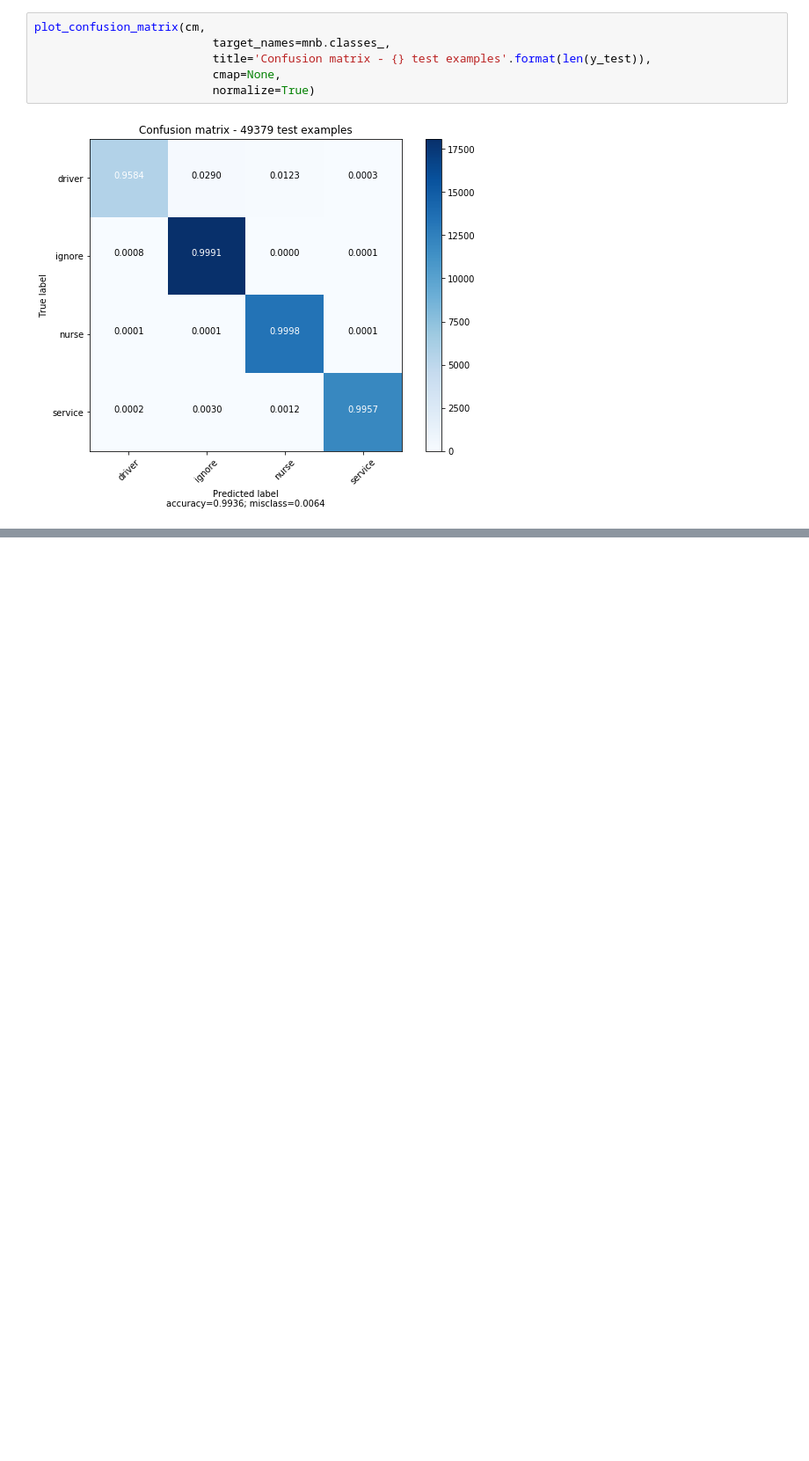
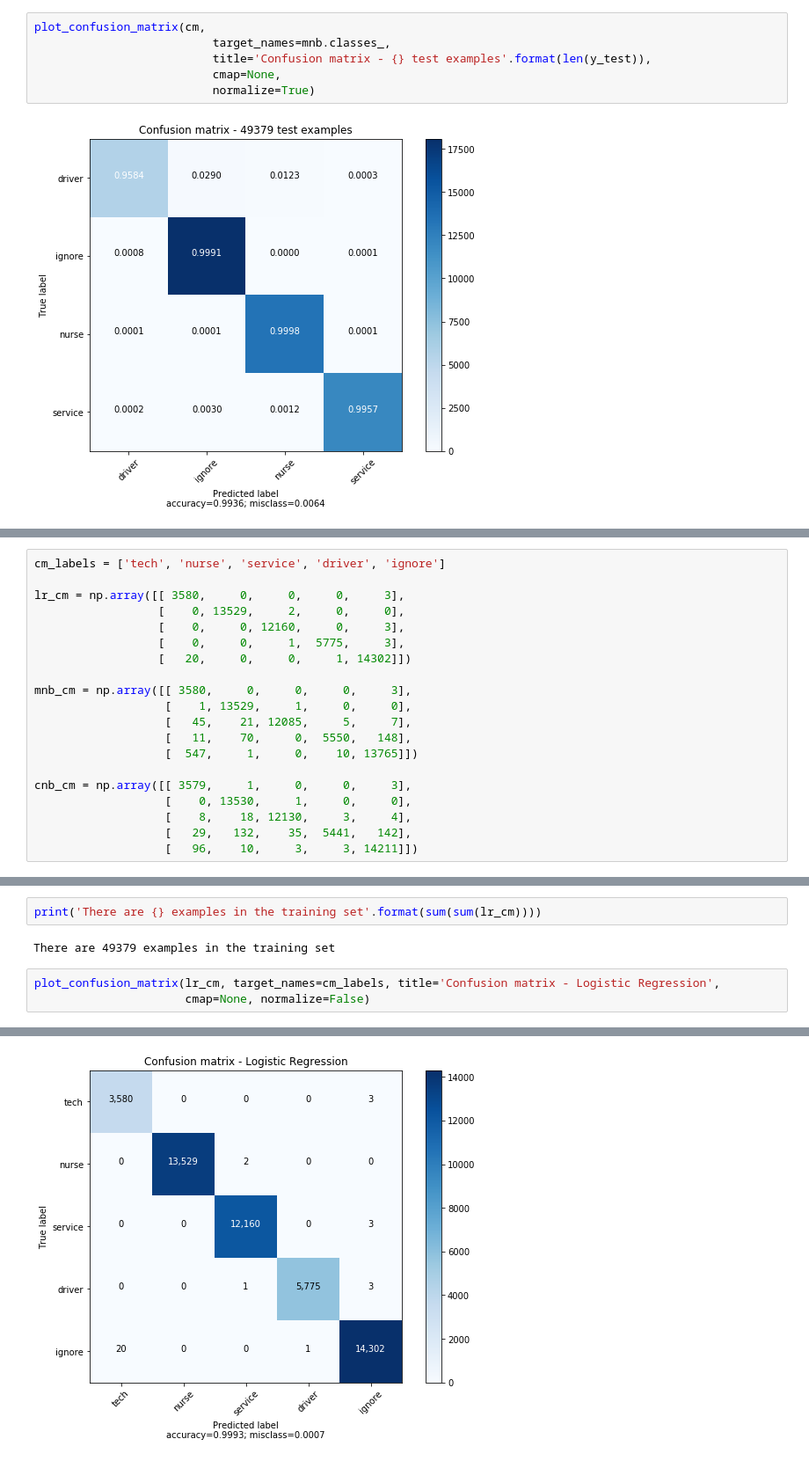
Before and after one commit to kabuhakmeh3/job-classifier, a Jupyter notebook: notebooks/Job Data Multiclass Naive Bayes - Demo.ipynb, the cells around one changed output, grey strips where cells are left out. Shown at 88% size. Cells and saved outputs as stored; diff of their text form; blank space fills up the shorter version.

```diff
--- a/notebooks/Job Data Multiclass Naive Bayes - Demo.ipynb
+++ b/notebooks/Job Data Multiclass Naive Bayes - Demo.ipynb
@@ -369,0 +366,20 @@ Moving away from the two-class approach to labeling jobs allows for better and m
+# %%
+cm_labels = ['tech', 'nurse', 'service', 'driver', 'ignore']
+
+lr_cm = np.array([[ 3580,     0,     0,     0,     3],
+                  [    0, 13529,     2,     0,     0],
+                  [    0,     0, 12160,     0,     3],
+                  [    0,     0,     1,  5775,     3],
+                  [   20,     0,     0,     1, 14302]])
+
+mnb_cm = np.array([[ 3580,     0,     0,     0,     3],
+                   [    1, 13529,     1,     0,     0],
+                   [   45,    21, 12085,     5,     7],
+                   [   11,    70,     0,  5550,   148],
+                   [  547,     1,     0,    10, 13765]])
+
+cnb_cm = np.array([[ 3579,     1,     0,     0,     3],
+                   [    0, 13530,     1,     0,     0],
+                   [    8,    18, 12130,     3,     4],
+                   [   29,   132,    35,  5441,   142],
+                   [   96,    10,     3,     3, 14211]])
@@ -369,0 +433,8 @@ Moving away from the two-class approach to labeling jobs allows for better and m
+# %%
+print('There are {} examples in the training set'.format(sum(sum(lr_cm))))
+# %% [output]
+There are 49379 examples in the training set
+# %%
+plot_confusion_matrix(lr_cm, target_names=cm_labels, title='Confusion matrix - Logistic Regression',
+                      cmap=None, normalize=False)
+# %% [output]
@@ -369,0 +442 @@ Moving away from the two-class approach to labeling jobs allows for better and m
+[figure, added]
```
Also changed, not shown: parts of 10 cells of this notebook, 3 other files.
